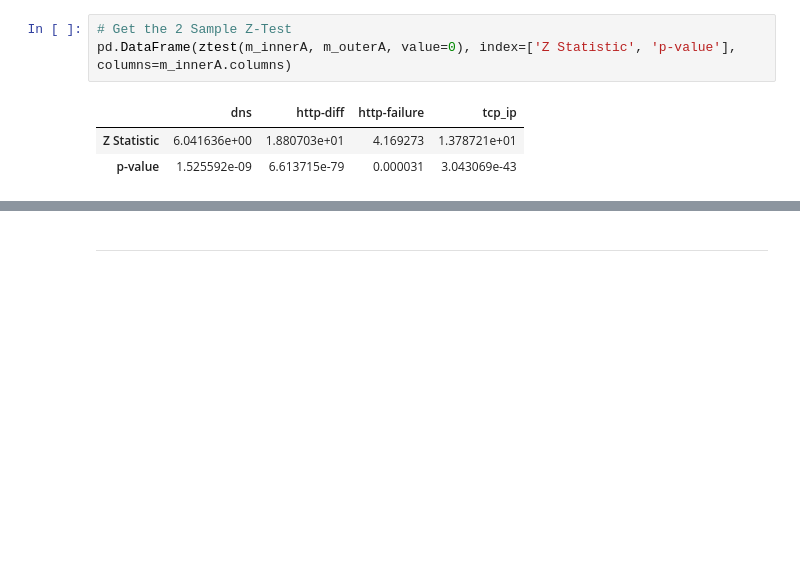
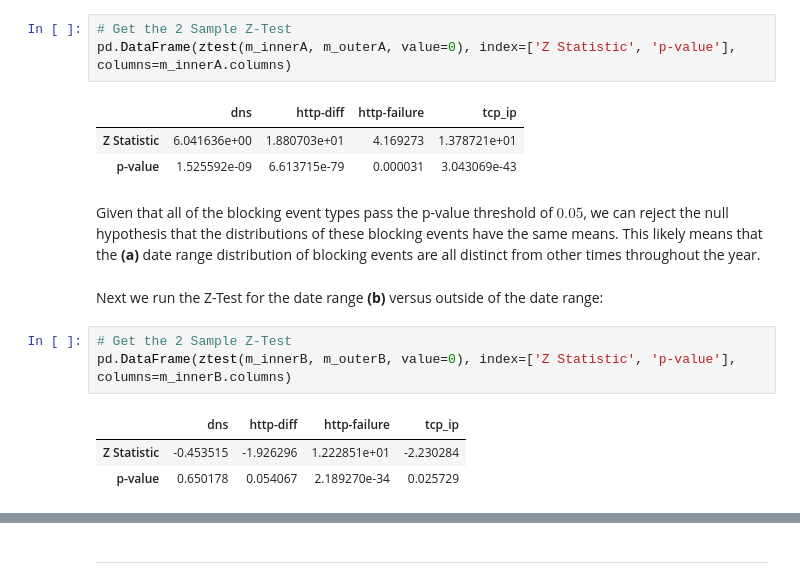
Before and after one commit to mdushkoff/OONI_DataAnalysis, a Jupyter notebook: src/FullAnalysis.ipynb, the cells around one changed output, grey strips where cells are left out. Cells and saved outputs as stored; diff of their text form; blank space fills up the shorter version.

```diff
--- a/src/FullAnalysis.ipynb
+++ b/src/FullAnalysis.ipynb
@@ -495,3 +504,14 @@ pd.DataFrame(ztest(m_innerA, m_outerA, value=0), index=['Z Statistic', 'p-value'
 |  | dns | http-diff | http-failure | tcp_ip |
 | Z Statistic | 6.041636e+00 | 1.880703e+01 | 4.169273 | 1.378721e+01 |
 | p-value | 1.525592e-09 | 6.613715e-79 | 0.000031 | 3.043069e-43 |
+# %% [markdown]
+Given that all of the blocking event types pass the p-value threshold of $0.05$, we can reject the null hypothesis that the distributions of these blocking events have the same means.  This likely means that the **(a)** date range distribution of blocking events are all distinct from other times throughout the year.
+# %% [markdown]
+Next we run the Z-Test for the date range **(b)** versus outside of the date range:
+# %%
+# Get the 2 Sample Z-Test
+pd.DataFrame(ztest(m_innerB, m_outerB, value=0), index=['Z Statistic', 'p-value'], columns=m_innerB.columns)
+# %% [output]
+|  | dns | http-diff | http-failure | tcp_ip |
+| Z Statistic | -0.453515 | -1.926296 | 1.222851e+01 | -2.230284 |
+| p-value | 0.650178 | 0.054067 | 2.189270e-34 | 0.025729 |
```
Also changed, not shown: parts of 25 cells of this notebook.
